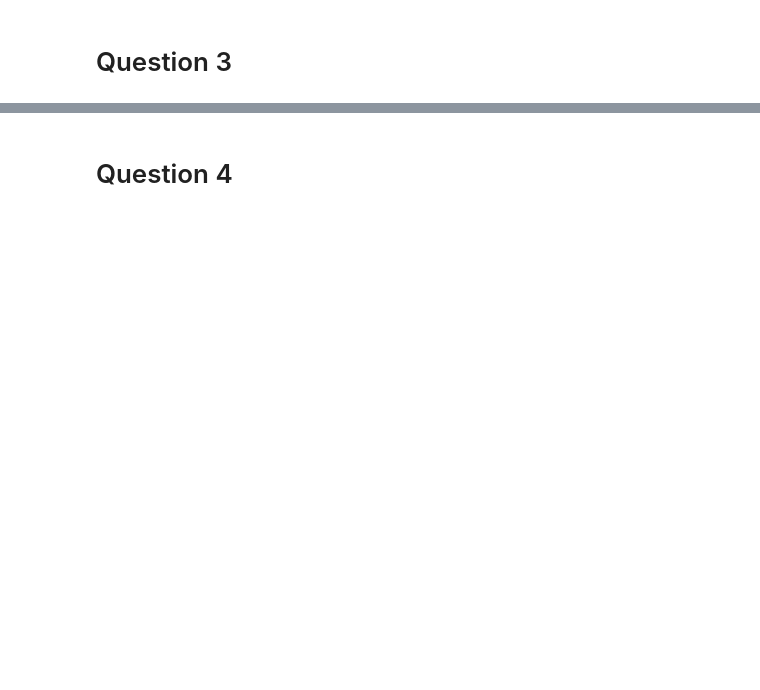
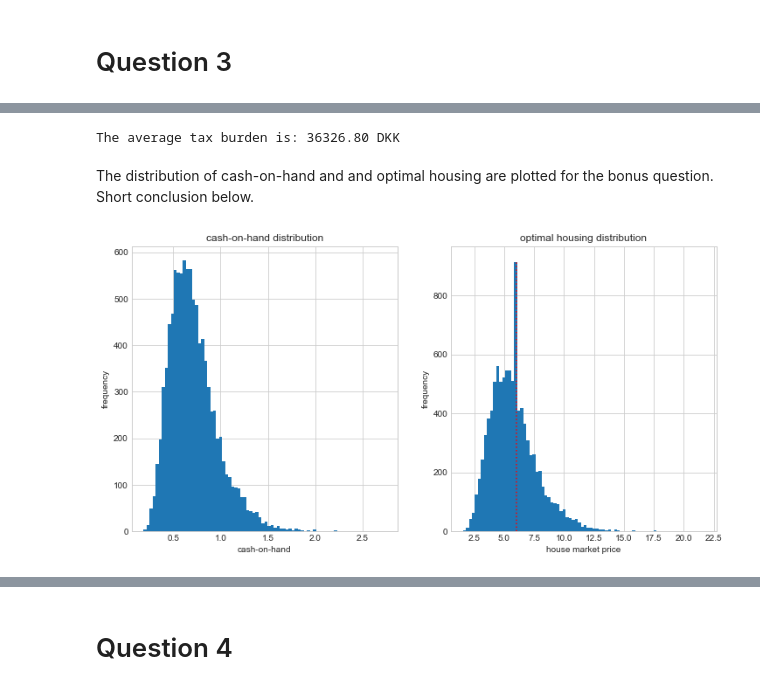
Before and after one commit to AskerNC/projects-2021-concatenaters, a Jupyter notebook: inauguralproject/inauguralproject.ipynb, the cells around one changed output, grey strips where cells are left out. Saved outputs shown, nothing was run; the diff lists cells and outputs as text; code cells hidden in the pictures; blank space fills up the shorter version.

```diff
--- a/inauguralproject/inauguralproject.ipynb
+++ b/inauguralproject/inauguralproject.ipynb
@@ -44,0 +121,43 @@ ADD ANSWER.
+# %%
+# a. set seed, N and create the distribution of budgets
+np.random.seed(1)
+N = 10000
+mi_vals = np.random.lognormal(-0.4,0.35,N)
+
+# b. call avgtax on the distribution of budgets
+avgtax = ip.avgtax(mi_vals)
+
+print(f'The average tax burden is: {avgtax*1000000:.2f} DKK')
+# %% [output]
+The average tax burden is: 36326.80 DKK
+# %% [markdown]
+The distribution of cash-on-hand and and optimal housing are plotted for the bonus question. Short conclusion below.
+# %%
+# a. create h* array of optimal housing
+h_stars = np.empty(mi_vals.size)
+
+for i,mi in enumerate(mi_vals):
+    h_stars[i] = ip.u_max(m=mi)[1]
+
+# b. create figure and subplots to contain histograms
+histfig = plt.figure(figsize=(12,6))
+h_left = histfig.add_subplot(1,2,1)
+h_right = histfig.add_subplot(1,2,2)
+
+# c. left histogram
+h_left.hist(mi_vals,bins=80)
+h_left.set_title('cash-on-hand distribution')
+h_left.set_xlabel('cash-on-hand')
+h_left.set_ylabel('frequency')
+
+# d. right histogram
+h_right.set_title('optimal housing distribution')
+h_right.set_xlabel('house market price')
+h_right.set_ylabel('frequency')
+h_right.hist(h_stars,bins=80)
+h_right.vlines(6,0,920,'red','dotted')
+
+# e. save the figure
+histfig.savefig('q3_plot1.pdf')
+# %% [output]
+[figure, added]
```
Also changed, not shown: parts of 31 cells of this notebook, 2 other files.
